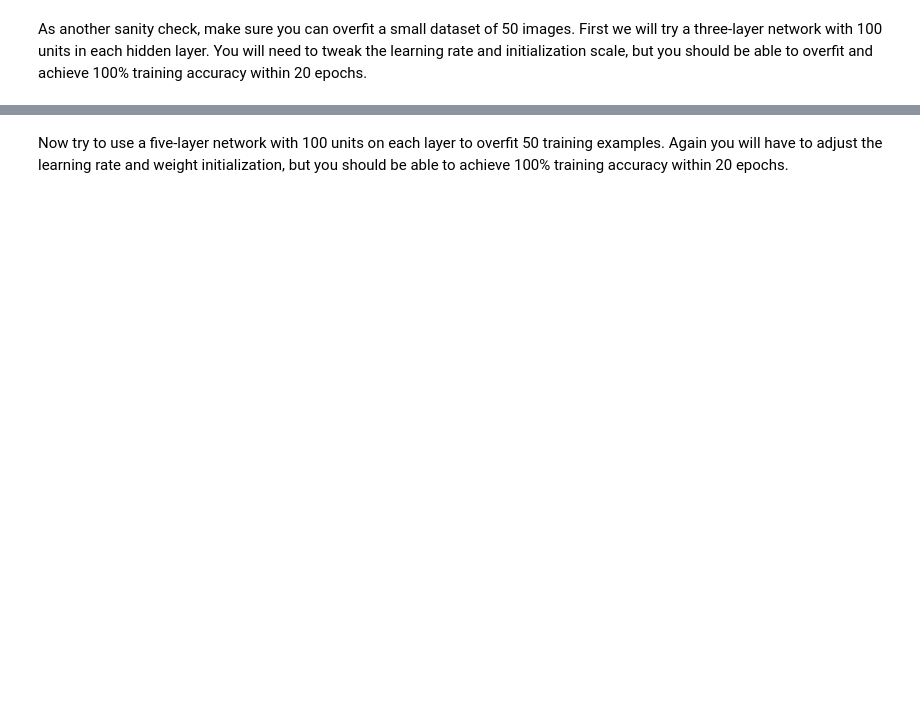
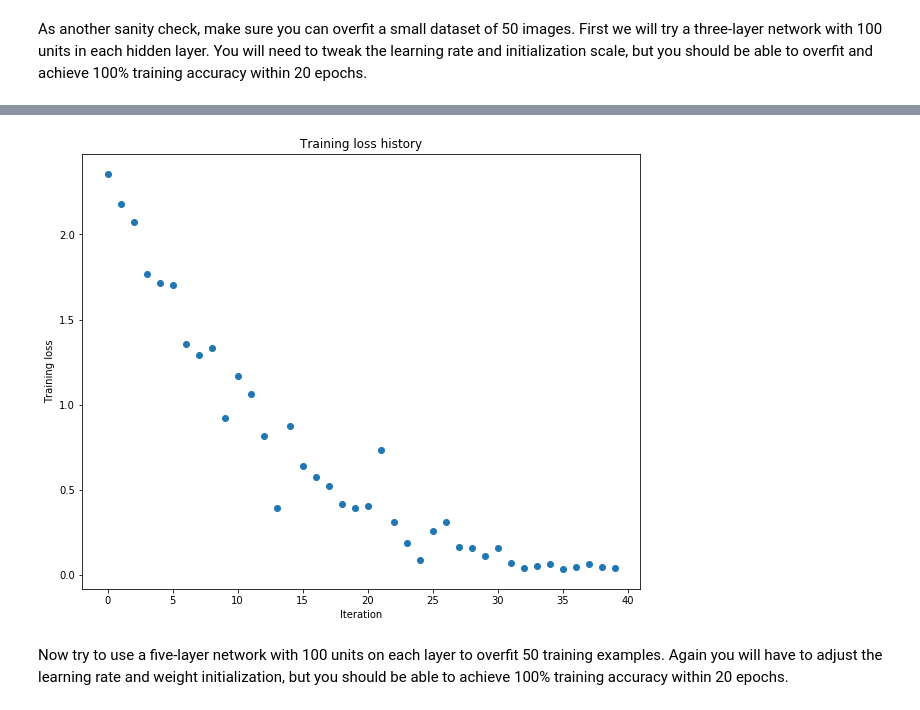
Before and after one commit to wesen/cs231n, a Jupyter notebook: assignment2/FullyConnectedNets.ipynb, the cells around one changed output, grey strips where cells are left out. Drawn from its saved outputs; the diff is of its cells as text; code cells hidden in the pictures; blank space fills up the shorter version.

```diff
--- a/assignment2/FullyConnectedNets.ipynb
+++ b/assignment2/FullyConnectedNets.ipynb
@@ -436,7 +455,7 @@ small_data = {
 }
 
 weight_scale = 1e-2
-learning_rate = 1e-4
+learning_rate = 1e-2
 model = FullyConnectedNet([100, 100],
               weight_scale=weight_scale, dtype=np.float64)
 solver = Solver(model, small_data,
@@ -453,3 +472,4 @@ plt.title('Training loss history')
 plt.xlabel('Iteration')
 plt.ylabel('Training loss')
 plt.show()
+# %% [output]
@@ -456,3 +493,4 @@ plt.show()
+[figure, added]
 # %% [markdown]
 Now try to use a five-layer network with 100 units on each layer to overfit 50 training examples. Again you will have to adjust the learning rate and weight initialization, but you should be able to achieve 100% training accuracy within 20 epochs.
 # %%
```
Also changed, not shown: parts of 3 cells of this notebook, 1 other file.
